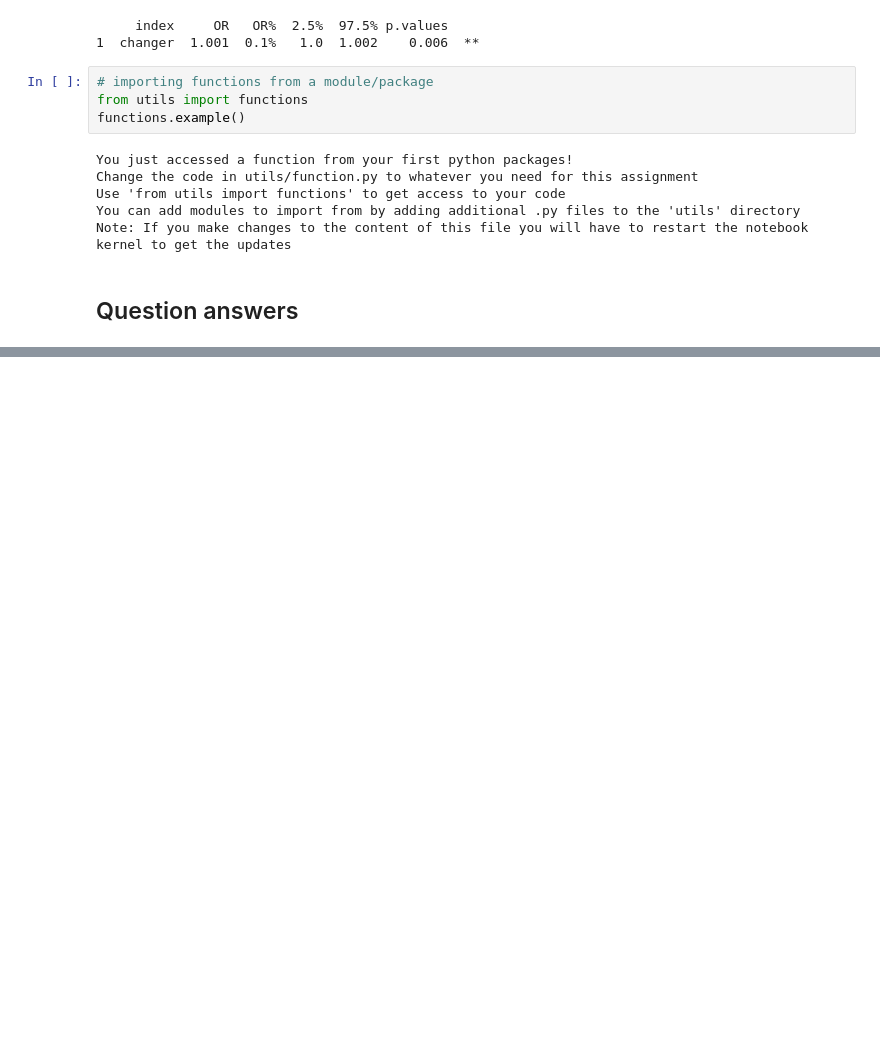
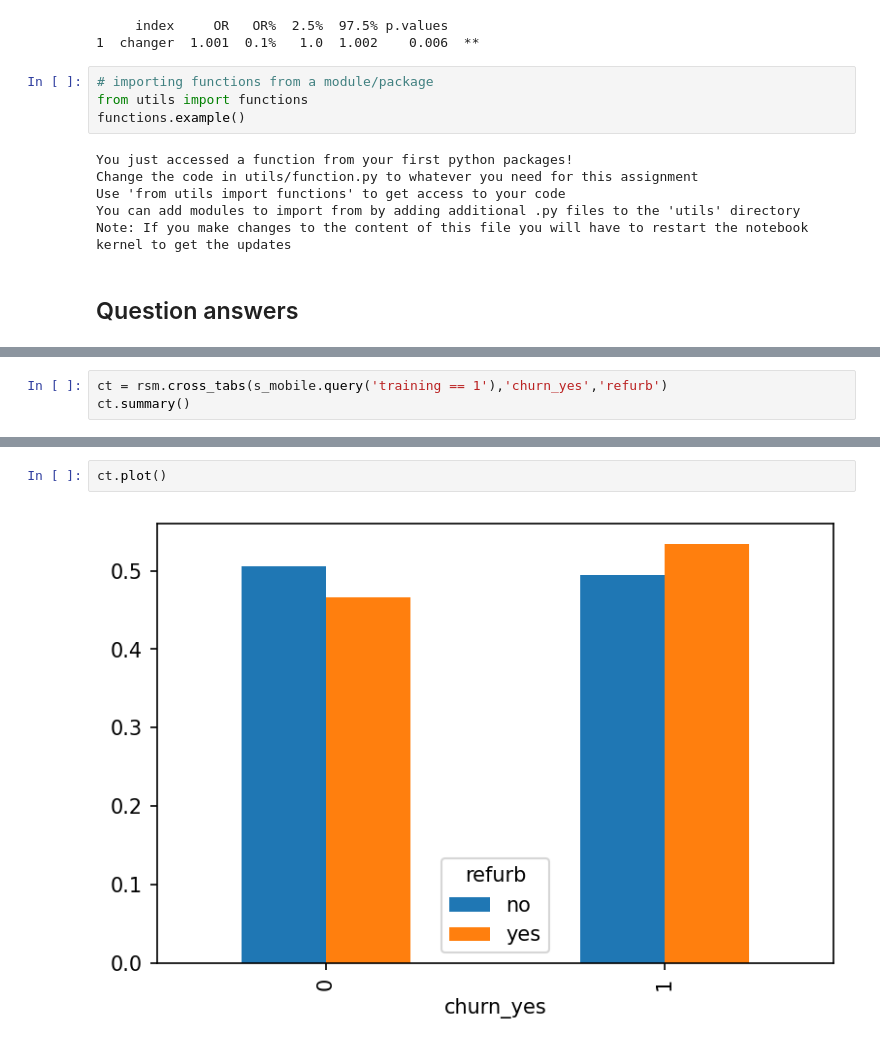
Before and after one commit to deeptarka96/Churn-Prediction-Analysis, a Jupyter notebook: s-mobile.ipynb, the cells around one changed output, grey strips where cells are left out. Saved outputs shown, nothing was run; the diff lists cells and outputs as text; blank space fills up the shorter version.

```diff
--- a/s-mobile.ipynb
+++ b/s-mobile.ipynb
@@ -102,0 +168,3 @@ Note: If you make changes to the content of this file you will have to restart t
+# %%
+ct = rsm.cross_tabs(s_mobile.query('training == 1'),'churn_yes','refurb')
+ct.summary()
@@ -102,0 +189,4 @@ Note: If you make changes to the content of this file you will have to restart t
+# %%
+ct.plot()
+# %% [output]
+[figure, added]
```
Also changed, not shown: parts of 109 cells of this notebook, 1 other file.
